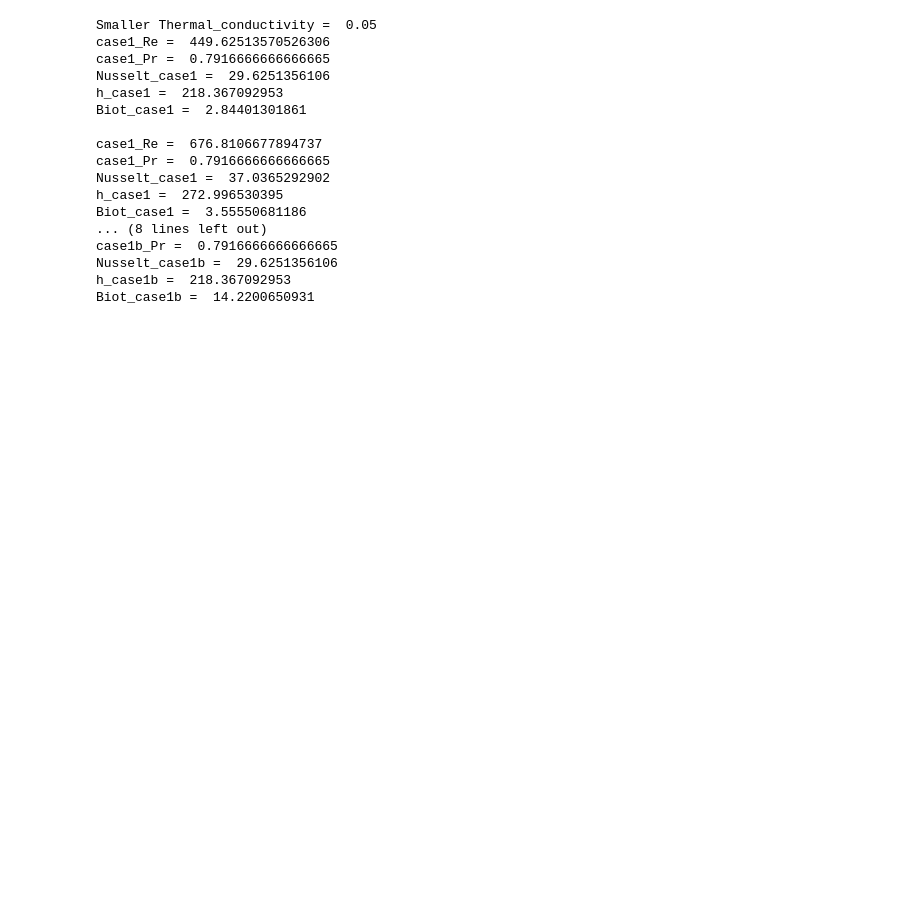
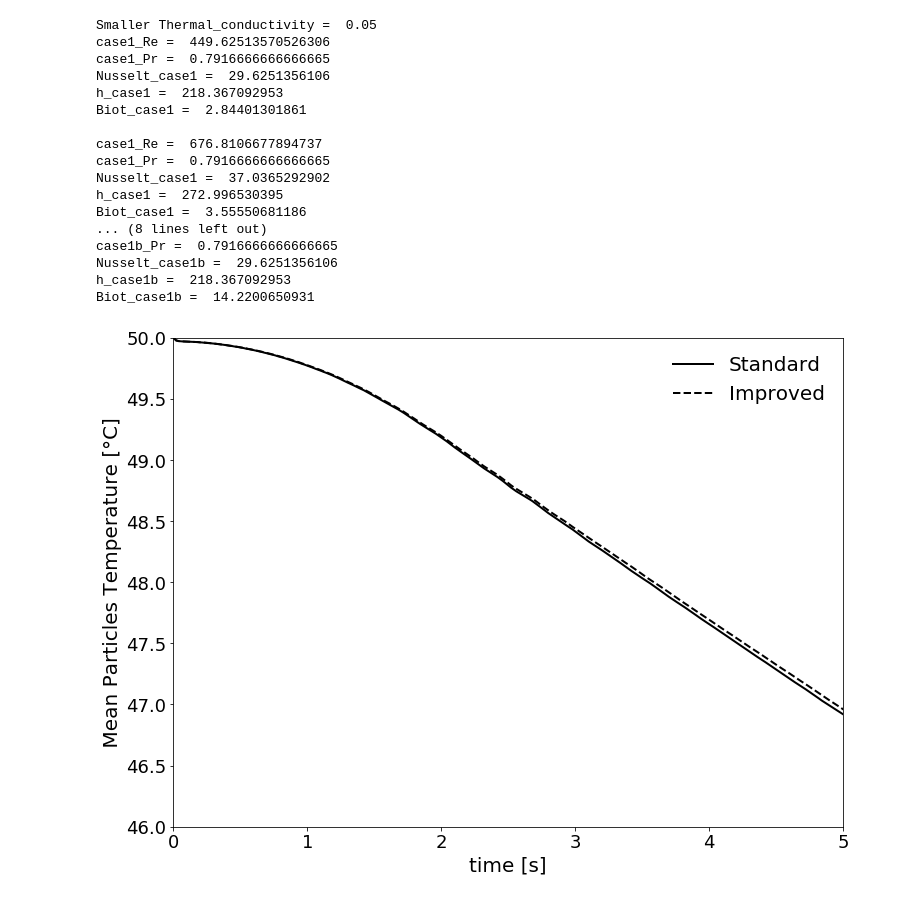
Before and after one commit to lucillalmeida/doutorado-validacoes, a Jupyter notebook: fluidized-bed/bed_temperature.ipynb, the cells around one changed output. Drawn from its saved outputs; the diff is of its cells as text; code cells hidden in the pictures; blank space fills up the shorter version.

```diff
--- a/fluidized-bed/bed_temperature.ipynb
+++ b/fluidized-bed/bed_temperature.ipynb
@@ -158,3 +165,21 @@ case1b_Pr =  0.7916666666666665
 Nusselt_case1b =  29.6251356106
 h_case1b =  218.367092953
 Biot_case1b =  14.2200650931
+# %%
+
+plt.plot(time_case1,  temp_case1-273.15, linestyle = "-", color = "black", marker = 'None', linewidth = 2,label = "Standard")
+plt.plot(time_case1i,  temp_case1i-273.15, linestyle = "--", color = "black", marker = 'None', linewidth = 2,label = "Improved")
+
+#plt.title("Vertical velocity ", fontsize = 16)
+plt.xlabel("time [s]", fontsize = 20)
+#plt.ylabel("$ (T_{bed}-T_{f}^0)/(T_{bed}^0-T_{f}^0)$ [ ] ", fontsize = 20)
+plt.ylabel(" Mean Particles Temperature [\u00B0C] ", fontsize = 20)
+plt.xticks(fontsize = 18)
+plt.yticks(fontsize = 18)
+plt.legend(fontsize = 20, frameon = False, loc = 0)
+plt.xlim(0, 5)
+plt.ylim(46, 50)
+plt.savefig("average_bed_temperature.png")
+plt.show()
+# %% [output]
+[figure, added]
```
Also changed, not shown: parts of 6 cells of this notebook, 16 other files.
